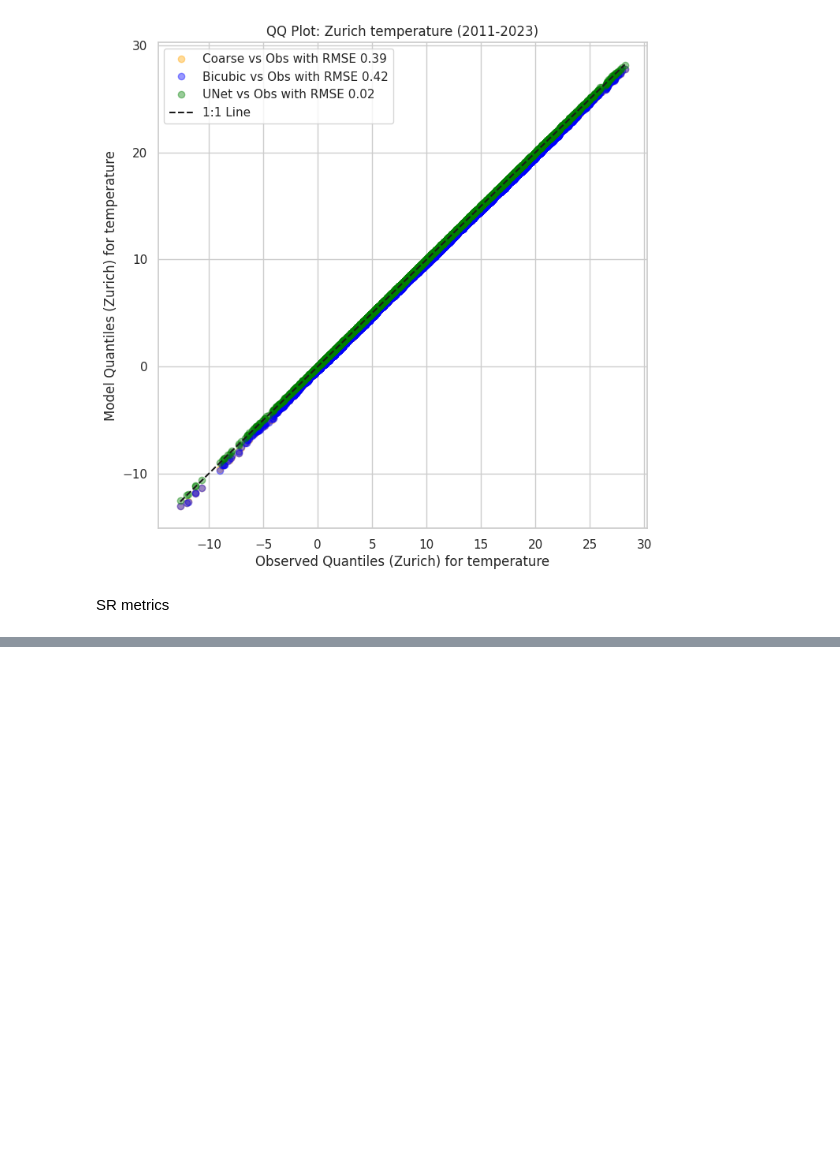
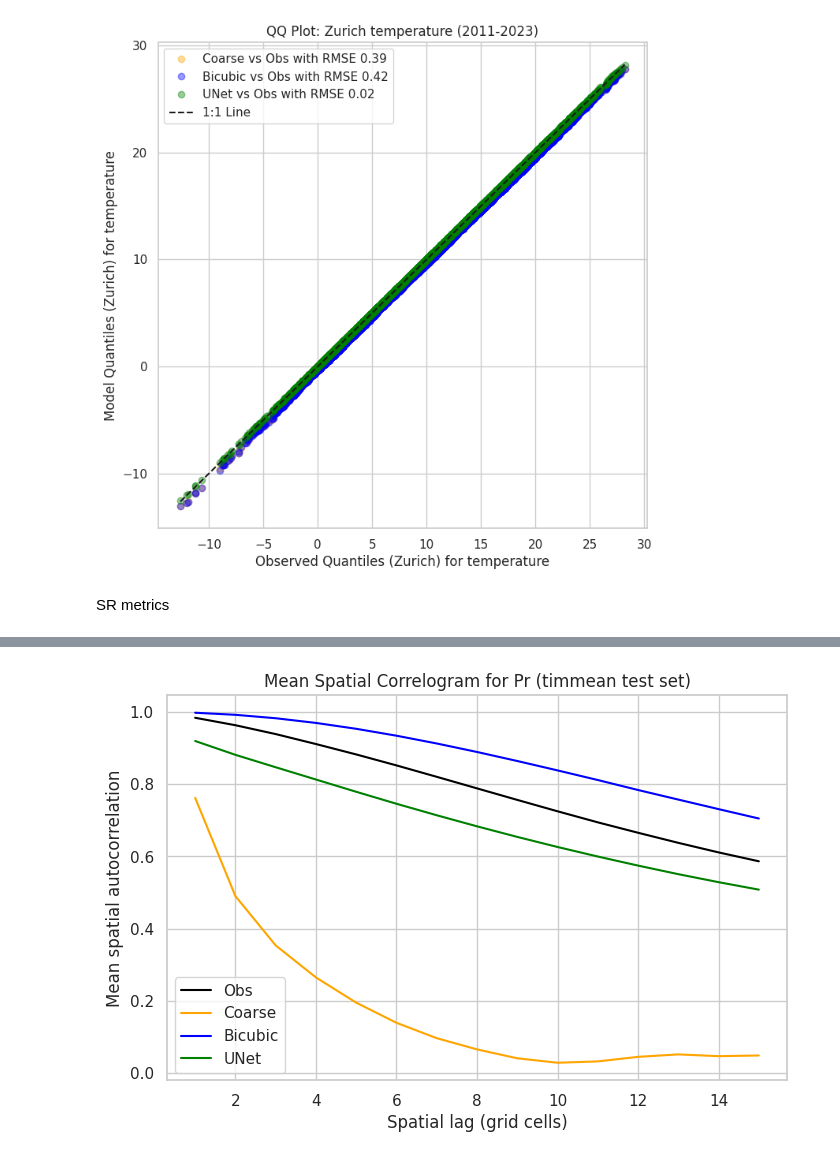
Before and after one commit to AsthanaShivanshi/Processing_and_Analysis_Scripts, a Jupyter notebook: Prelim_Stats_Obs_only/qq_plots_obs_12km.ipynb, the cells around one changed output, grey strips where cells are left out. Cells and saved outputs as stored; diff of their text form; code cells hidden in the pictures; blank space fills up the shorter version.

```diff
--- a/Prelim_Stats_Obs_only/qq_plots_obs_12km.ipynb
+++ b/Prelim_Stats_Obs_only/qq_plots_obs_12km.ipynb
@@ -496,0 +503,5 @@ print(temp_df)
+# %%
+obs_precip = xr.open_dataset(paths.DATASETS_TRAINING_DIR_12km + '/RhiresD_step1_latlon.nc')["RhiresD"].sel(time=slice("2011-01-01","2023-12-31"))
+bicubic_precip = xr.open_dataset(paths.DATASETS_TRAINING_DIR_12km + '/RhiresD_step3_interp.nc')["RhiresD"].sel(time=slice("2011-01-01","2023-12-31"))
+unet_precip = xr.open_dataset("/work/FAC/FGSE/IDYST/tbeucler/downscaling/sasthana/Downscaling/Downscaling_Models/LDM_conditional/outputs/test_UNet_baseline_CRPS.nc")["precip"].sel(time=slice("2011-01-01","2023-12-31"))
+coarse_precip = xr.open_dataset(paths.DATASETS_TRAINING_DIR_12km + '/RhiresD_step2_coarse.nc')["RhiresD"].sel(time=slice("2011-01-01","2023-12-31"))
@@ -496,0 +539,9 @@ print(temp_df)
+# %%
+unet_precip = unet_precip.assign_coords(N=obs_precip.N, E=obs_precip.E)
+
+def mask_like(obs, pred):
+    pred_masked = pred.where(~np.isnan(obs))
+    return pred_masked
+
+bicubic_precip_masked = mask_like(obs_precip, bicubic_precip)
+unet_precip_masked = mask_like(obs_precip, unet_precip)
@@ -544,0 +623,49 @@ plt.show()
+# %%
+def spatial_correlogram(field, max_lag=10):
+    field = field - np.nanmean(field)
+    corrs = []
+    for lag in range(1, max_lag+1):
+        shifted_x = np.roll(field, lag, axis=1)
+        shifted_y = np.roll(field, lag, axis=0)
+        shifted_x[:, :lag] = np.nan
+        shifted_y[:lag, :] = np.nan
+        valid_x = ~np.isnan(field) & ~np.isnan(shifted_x)
+        valid_y = ~np.isnan(field) & ~np.isnan(shifted_y)
+        corr_x = np.corrcoef(field[valid_x], shifted_x[valid_x])[0,1] if np.any(valid_x) else np.nan
+        corr_y = np.corrcoef(field[valid_y], shifted_y[valid_y])[0,1] if np.any(valid_y) else np.nan
+        corrs.append(np.nanmean([corr_x, corr_y]))
+    return np.array(corrs)
+
+max_lag = 15
+n_time = obs_temp.shape[0]
+
+corrs_obs = []
+corrs_coarse = []
+corrs_bicubic = []
+corrs_unet = []
+
+for t in range(n_time):
+    corrs_obs.append(spatial_correlogram(obs_precip.isel(time=t).values, max_lag=max_lag))
+    corrs_coarse.append(spatial_correlogram(coarse_precip.isel(time=t).values, max_lag=max_lag))
+    corrs_bicubic.append(spatial_correlogram(bicubic_precip.isel(time=t).values, max_lag=max_lag))
+    corrs_unet.append(spatial_correlogram(unet_precip.isel(time=t).values, max_lag=max_lag))
+
+corrs_obs = np.nanmean(corrs_obs, axis=0)
+corrs_coarse = np.nanmean(corrs_coarse, axis=0)
+corrs_bicubic = np.nanmean(corrs_bicubic, axis=0)
+corrs_unet = np.nanmean(corrs_unet, axis=0)
+
+lags = np.arange(1, max_lag+1)
+plt.figure(figsize=(8,5))
+plt.plot(lags, corrs_obs, label='Obs', color='black')
+plt.plot(lags, corrs_coarse, label='Coarse', color='orange')
+plt.plot(lags, corrs_bicubic, label='Bicubic', color='blue')
+plt.plot(lags, corrs_unet, label='UNet', color='green')
+plt.xlabel('Spatial lag (grid cells)')
+plt.ylabel('Mean spatial autocorrelation')
+plt.title('Mean Spatial Correlogram for Pr (timmean test set)')
+plt.legend()
+plt.grid(True)
+plt.show()
+# %% [output]
+[figure, added]
```
Also changed, not shown: parts of 7 cells of this notebook.
